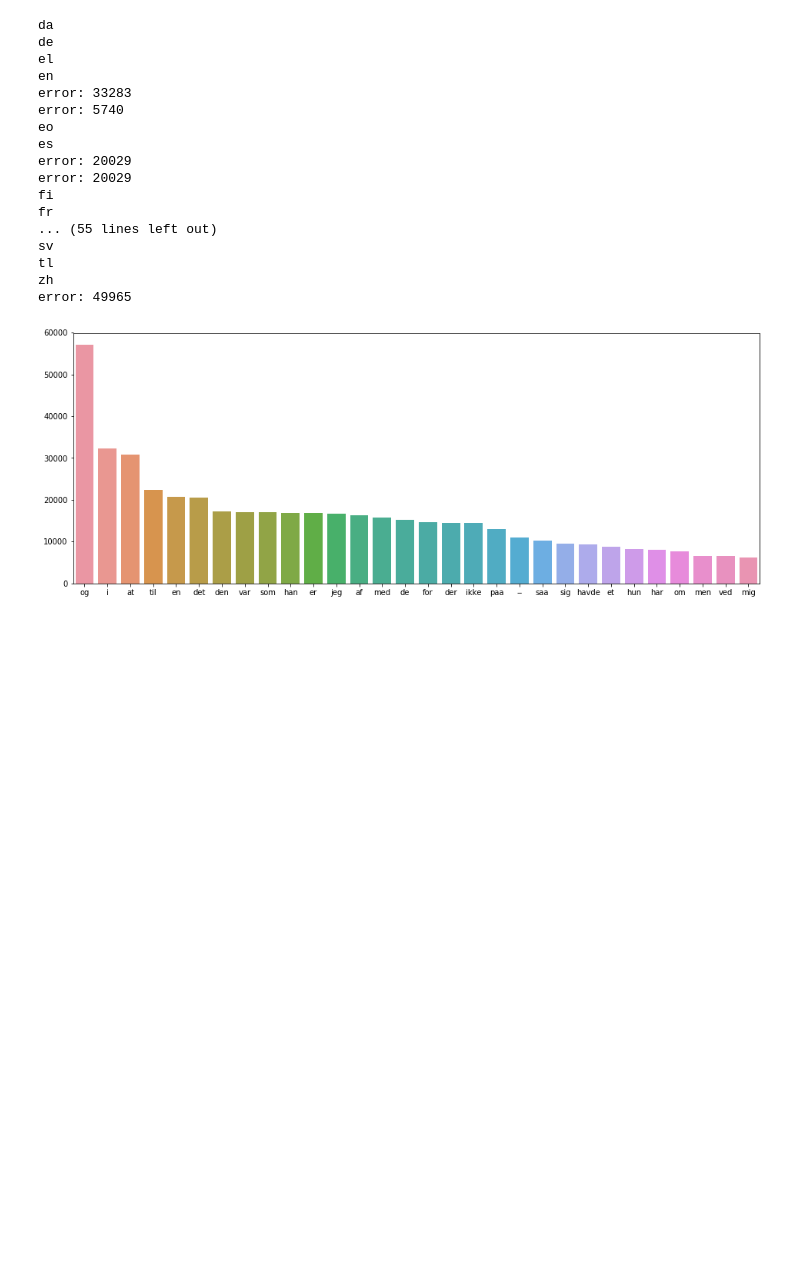
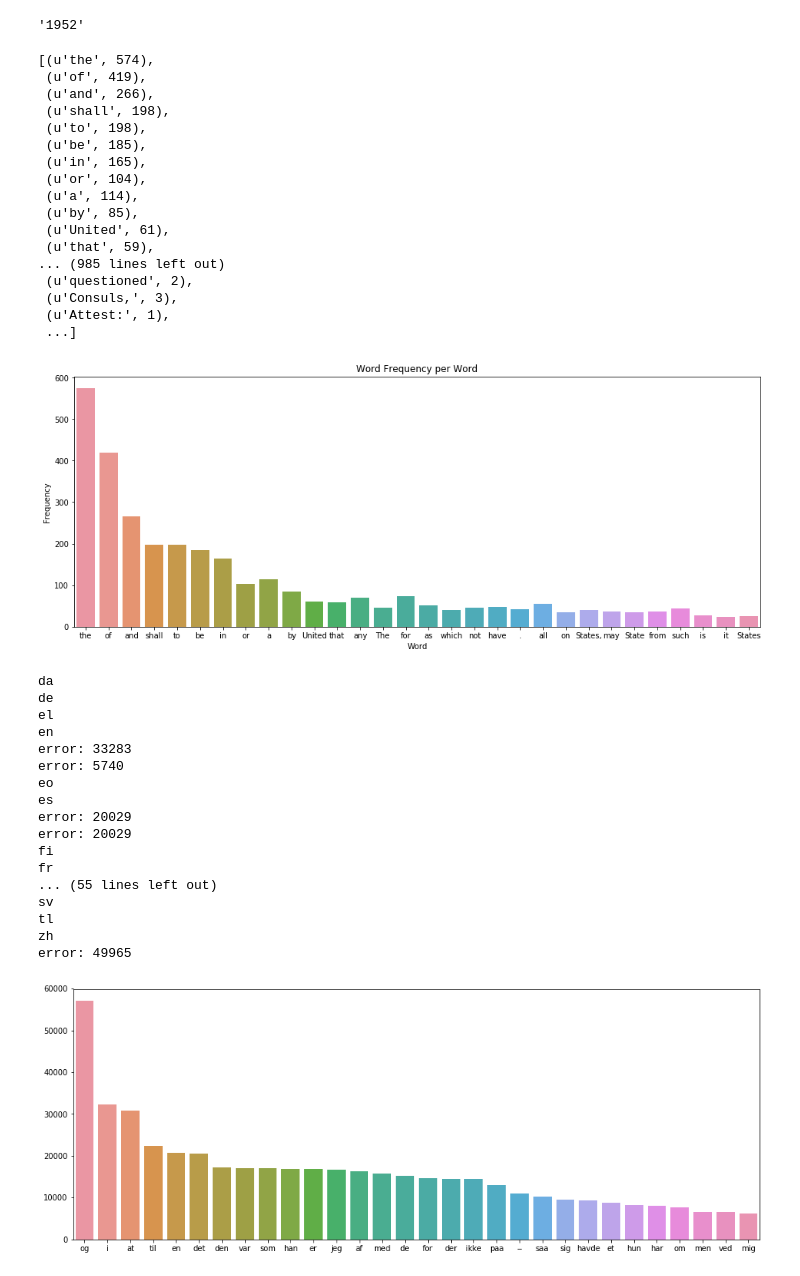
Before and after one commit to jkcchan/gutenberg_zipfs_law, a Jupyter notebook: preprocessing.ipynb, the cells around one changed output. Saved outputs shown, nothing was run; the diff lists cells and outputs as text; code cells hidden in the pictures; blank space fills up the shorter version.

```diff
--- a/preprocessing.ipynb
+++ b/preprocessing.ipynb
@@ -22,6 +22,9 @@ def plot_counts(counts_arr):
         word_arr_encoded.append(k.encode('utf-8').decode('utf-8'))
         word_arr_numbers.append(v)
     plt.figure(figsize=(16, 6))
+    plt.xlabel('Word')
+    plt.ylabel('Frequency')
+    plt.title('Word Frequency per Word')
     sns.barplot(word_arr_encoded,word_arr_numbers)
 # %%
 def get_text_from_ids(ids):
@@ -83,6 +86,31 @@ for i in ['da','de','el','en','eo','es','fi','fr','hu','it','la','nl','pt','sv',
      ids[i]=random.sample(get_column_values(i),50)
 # %%
 import pickle
+# %%
+ids['en'][0]
+# %% [output]
+'1952'
+# %%
+do_analysis(ids['en'][0])
+# %% [output]
+[(u'the', 574),
+ (u'of', 419),
+ (u'and', 266),
+ (u'shall', 198),
+ (u'to', 198),
+ (u'be', 185),
+ (u'in', 165),
+ (u'or', 104),
+ (u'a', 114),
+ (u'by', 85),
+ (u'United', 61),
+ (u'that', 59),
+... (985 lines left out)
+ (u'questioned', 2),
+ (u'Consuls,', 3),
+ (u'Attest:', 1),
+ ...]
+[figure, added]
 # %%
 results = {}
 for i in ['da','de','el','en','eo','es','fi','fr','hu','it','la','nl','pt','sv','tl','zh']:
```
Also changed, not shown: 33 other files.
